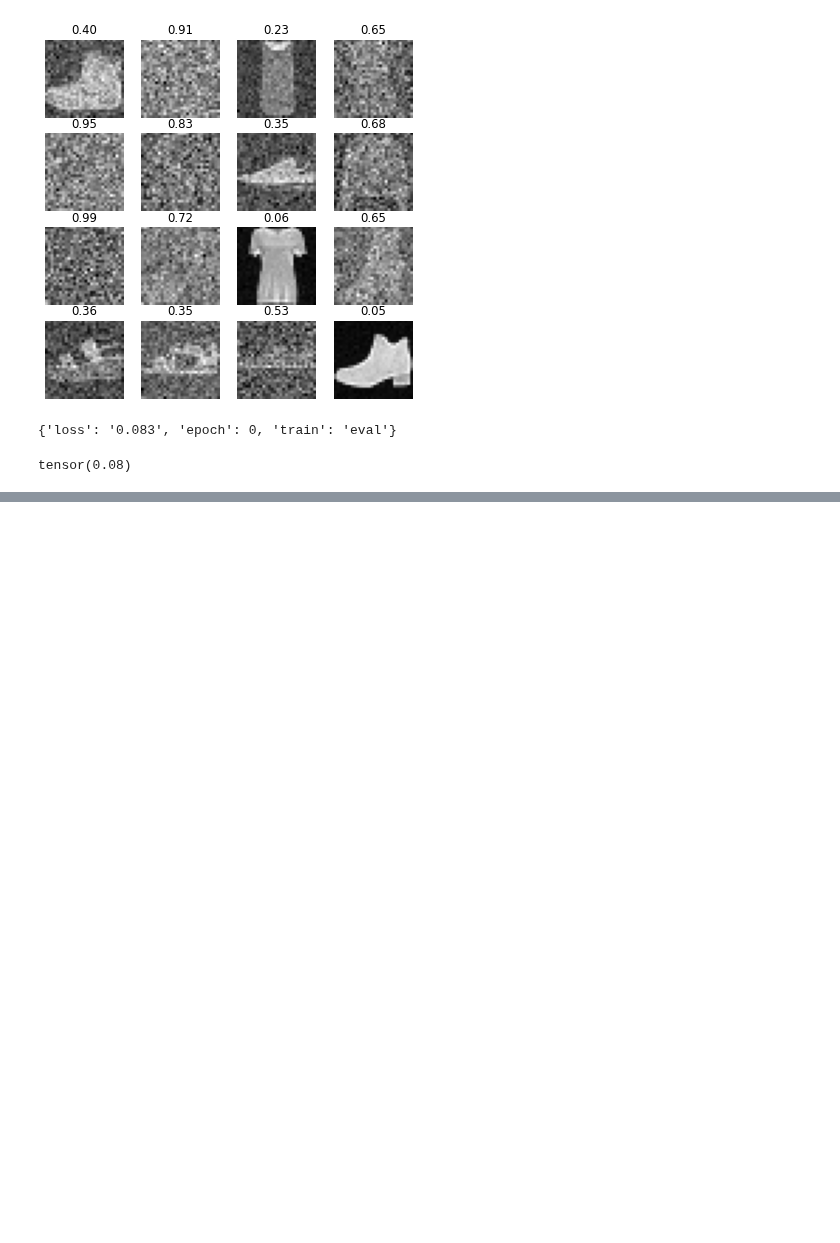
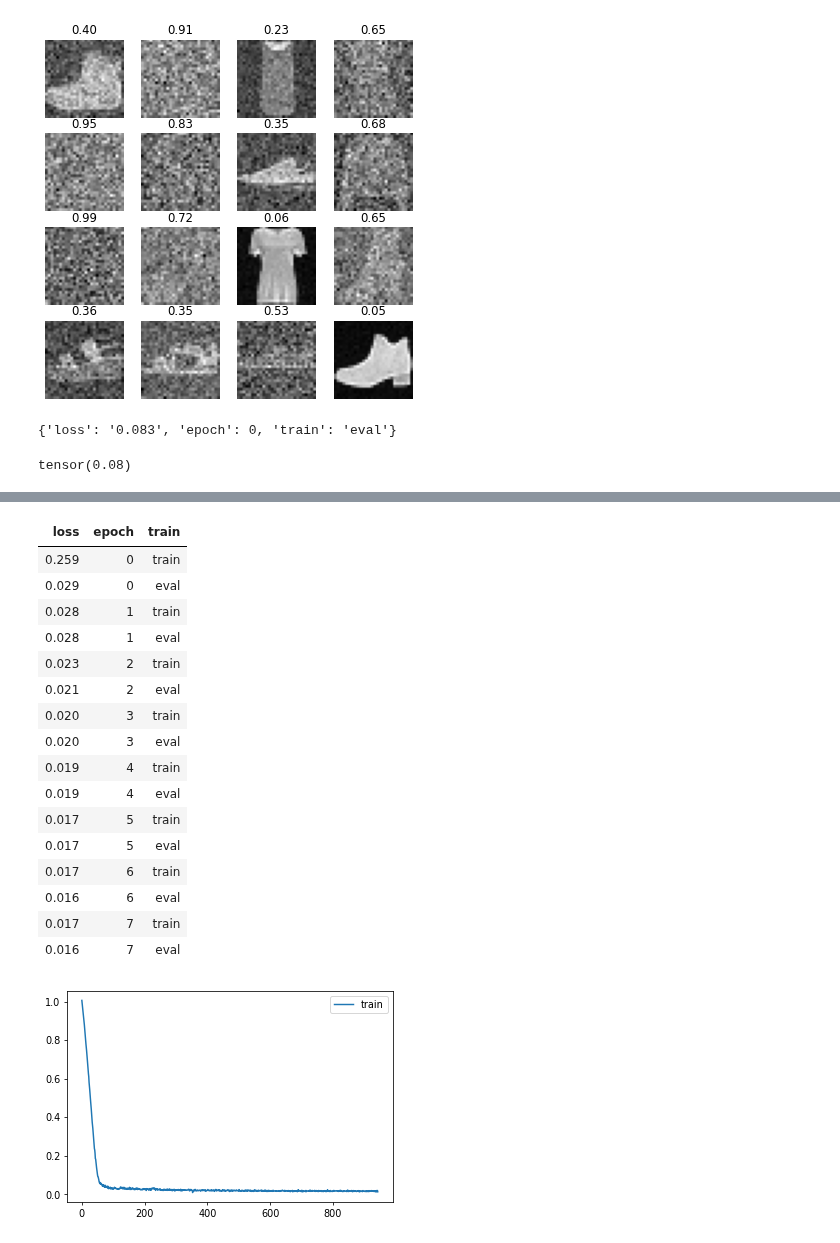
Before and after one commit to fastai/course22p2, a Jupyter notebook: nbs/18_noise-pred.ipynb, the cells around one changed output, grey strips where cells are left out. Drawn from its saved outputs; the diff is of its cells as text; code cells hidden in the pictures; blank space fills up the shorter version.

```diff
--- a/nbs/18_noise-pred.ipynb
+++ b/nbs/18_noise-pred.ipynb
@@ -116,0 +157,41 @@ learn.fit(epochs)
+# %%
+bs = 512
+# %%
+def collate_ddpm(b): return noisify(default_collate(b)[xl], alphabar)
+def dl_ddpm(ds): return DataLoader(ds, batch_size=bs, collate_fn=collate_ddpm, num_workers=4)
+# %%
+@inplace
+def transformi(b): b[xl] = [TF.resize(TF.to_tensor(o), (32,32)) for o in b[xl]]
+
+tds = dsd.with_transform(transformi)
+dls = DataLoaders(dl_ddpm(tds['train']), dl_ddpm(tds['test']))
+# %%
+lr = 1e-2
+epochs = 8
+tmax = epochs * len(dls.train)
+sched = partial(lr_scheduler.OneCycleLR, max_lr=lr, total_steps=tmax)
+cbs = [DeviceCB(), MixedPrecision(), ProgressCB(plot=True), MetricsCB(), BatchSchedCB(sched)]
+model = UNet(in_channels=1, out_channels=1, block_out_channels=(16, 32, 64, 128), norm_num_groups=8)
+init_ddpm(model)
+learn = Learner(model, dls, nn.MSELoss(), lr=lr, cbs=cbs, opt_func=opt_func)
+# %%
+learn.fit(epochs)
+# %% [output]
+| loss | epoch | train |
+| 0.259 | 0 | train |
+| 0.029 | 0 | eval |
+| 0.028 | 1 | train |
+| 0.028 | 1 | eval |
+| 0.023 | 2 | train |
+| 0.021 | 2 | eval |
+| 0.020 | 3 | train |
+| 0.020 | 3 | eval |
+| 0.019 | 4 | train |
+| 0.019 | 4 | eval |
+| 0.017 | 5 | train |
+| 0.017 | 5 | eval |
+| 0.017 | 6 | train |
+| 0.016 | 6 | eval |
+| 0.017 | 7 | train |
+| 0.016 | 7 | eval |
+[figure, added]
```
Also changed, not shown: parts of 15 cells of this notebook, 1 other file.
